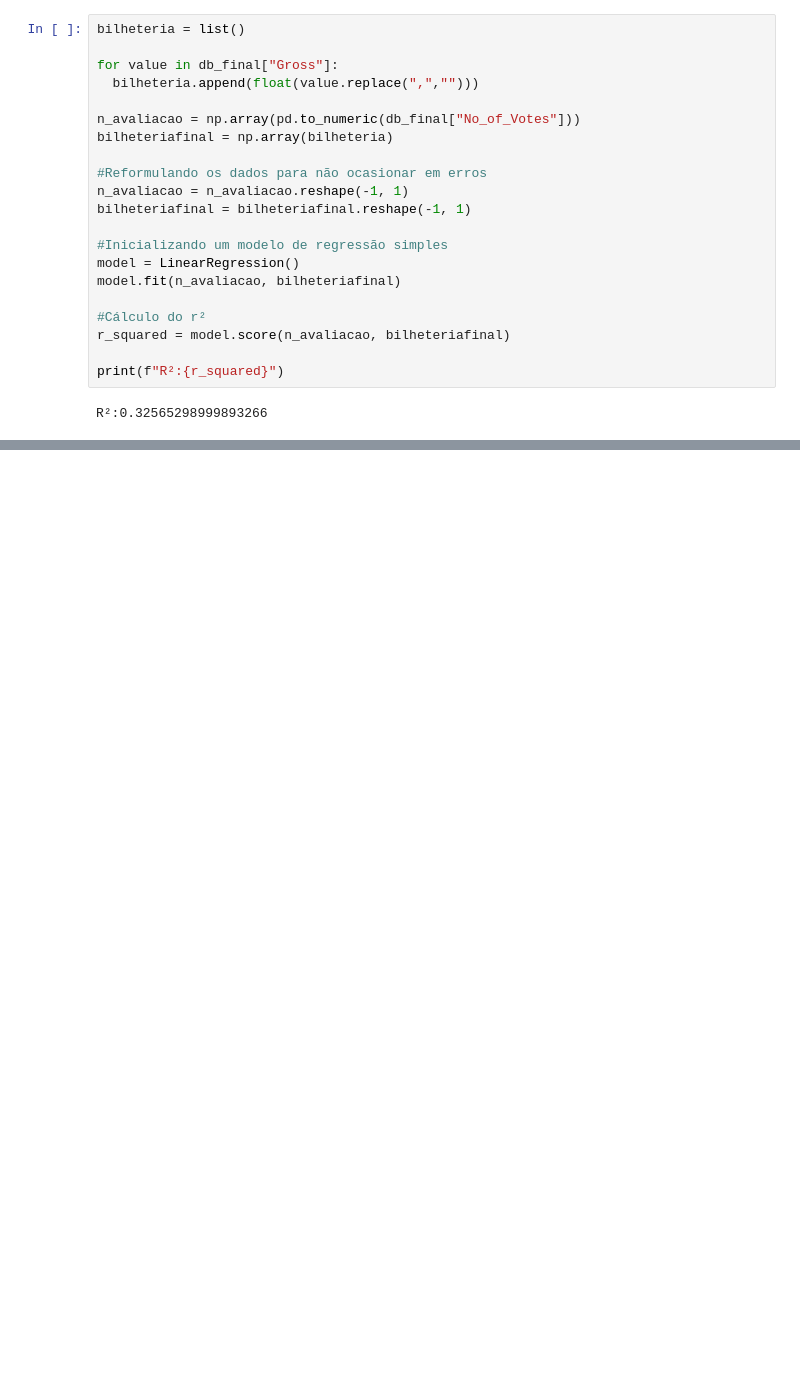
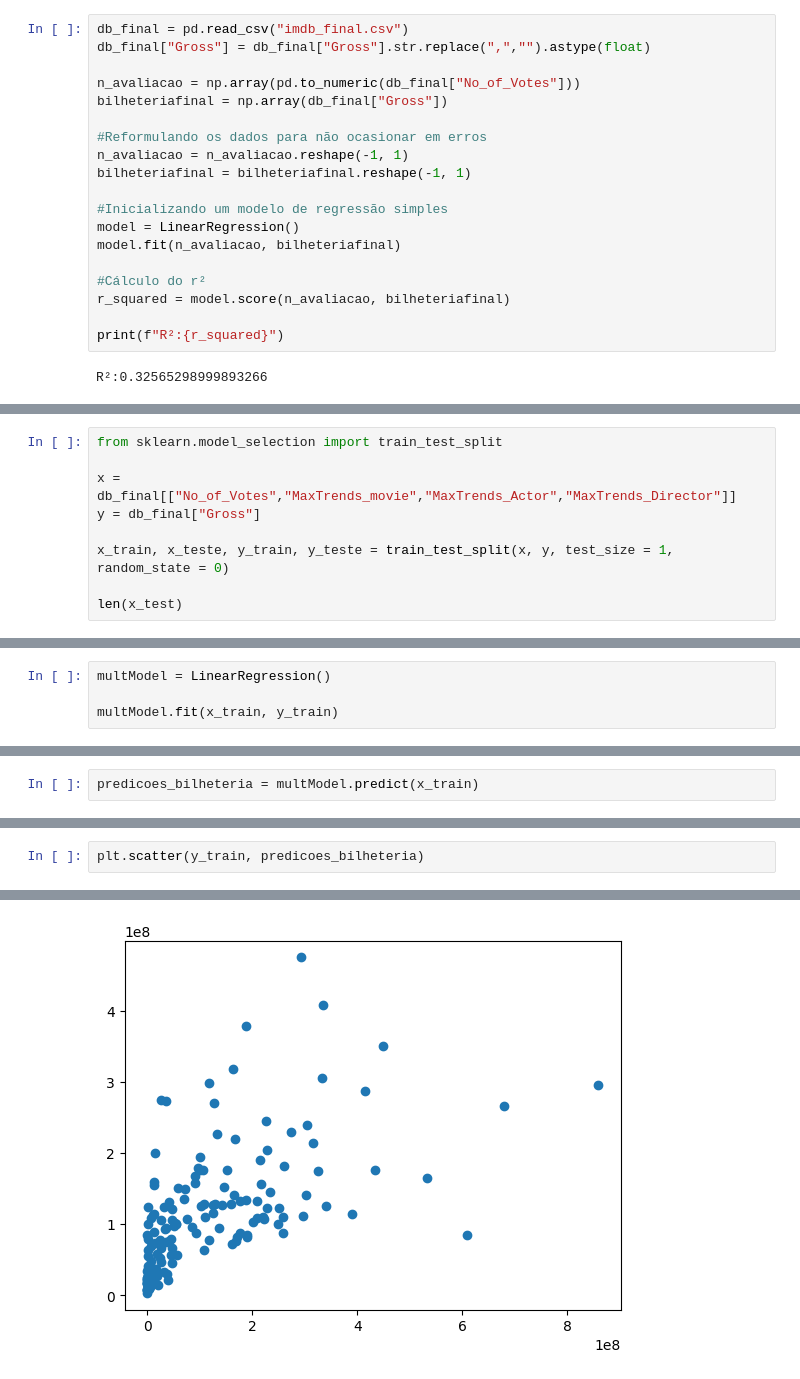
Before and after one commit to gustaleitcor/Projeto-de-Pesquisa-Aplicada, a Jupyter notebook: main.ipynb, the cells around one changed output, grey strips where cells are left out. Drawn from its saved outputs; the diff is of its cells as text; blank space fills up the shorter version.

Commit message:
aplicação inicial do modelo e avaliacao

```diff
--- a/main.ipynb
+++ b/main.ipynb
@@ -298,11 +298,9 @@ print(f"{corr}")
 # %%
-bilheteria = list()
-
-for value in db_final["Gross"]:
-  bilheteria.append(float(value.replace(",","")))
+db_final = pd.read_csv("imdb_final.csv")
+db_final["Gross"] = db_final["Gross"].str.replace(",","").astype(float)
 
 n_avaliacao = np.array(pd.to_numeric(db_final["No_of_Votes"]))
-bilheteriafinal = np.array(bilheteria)
+bilheteriafinal = np.array(db_final["Gross"])
 
 #Reformulando os dados para não ocasionar em erros
 n_avaliacao = n_avaliacao.reshape(-1, 1)
@@ -374,0 +375,9 @@ R²:0.12
+# %%
+from sklearn.model_selection import train_test_split
+
+x = db_final[["No_of_Votes","MaxTrends_movie","MaxTrends_Actor","MaxTrends_Director"]]
+y = db_final["Gross"]
+
+x_train, x_teste, y_train, y_teste = train_test_split(x, y, test_size = 1, random_state = 0)
+
+len(x_test)
@@ -374,0 +388,4 @@ R²:0.12
+# %%
+multModel = LinearRegression()
+
+multModel.fit(x_train, y_train)
@@ -374,0 +404,2 @@ R²:0.12
+# %%
+predicoes_bilheteria = multModel.predict(x_train)
@@ -374,0 +408,3 @@ R²:0.12
+# %%
+plt.scatter(y_train, predicoes_bilheteria)
+# %% [output]
@@ -374,0 +412 @@ R²:0.12
+[figure, added]
```
Also changed, not shown: parts of 16 cells of this notebook.
